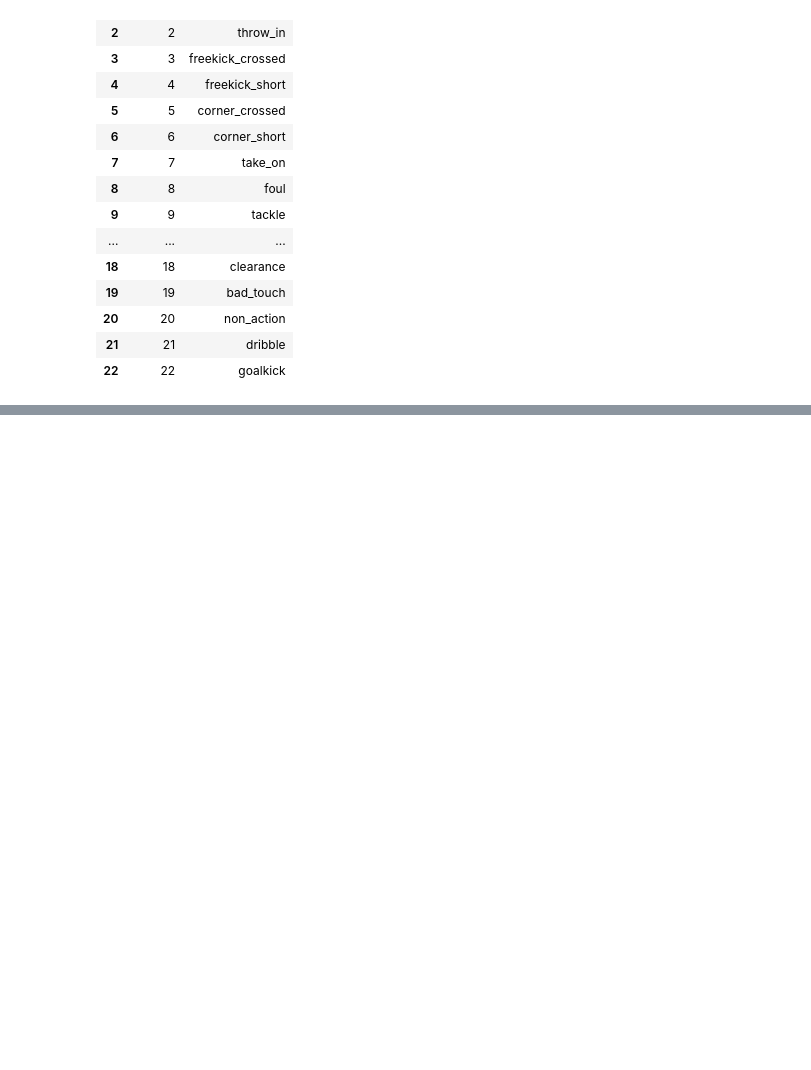
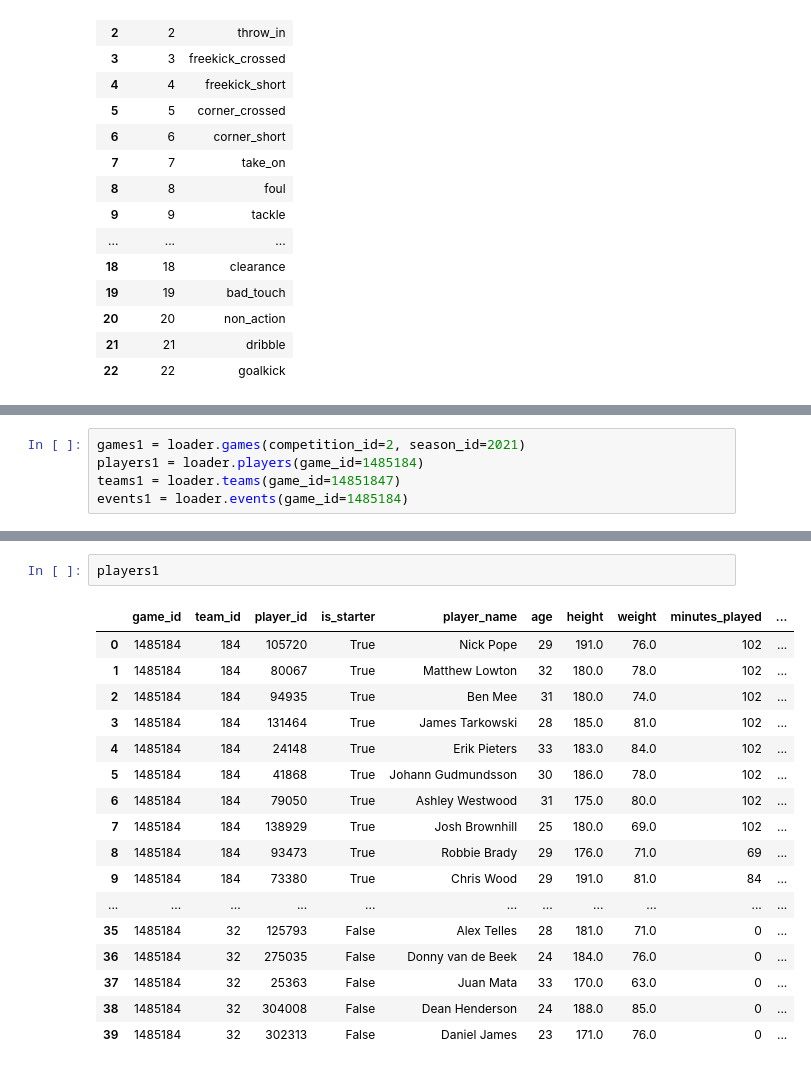
Before and after one commit to Rit-ctrl/UCSAS_2021_Poster, a Jupyter notebook: Socceraction.ipynb, the cells around one changed output, grey strips where cells are left out. Saved outputs shown, nothing was run; the diff lists cells and outputs as text; blank space fills up the shorter version.

```diff
--- a/Socceraction.ipynb
+++ b/Socceraction.ipynb
@@ -116,0 +147,5 @@ socceraction.spadl.config.actiontypes_df()
+# %%
+games1 = loader.games(competition_id=2, season_id=2021)
+players1 = loader.players(game_id=1485184)
+teams1 = loader.teams(game_id=14851847)
+events1 = loader.events(game_id=1485184)
@@ -116,0 +157,20 @@ socceraction.spadl.config.actiontypes_df()
+# %%
+players1
+# %% [output]
+|  | game_id | team_id | player_id | is_starter | player_name | age | height | weight | minutes_played | ... |
+| 0 | 1485184 | 184 | 105720 | True | Nick Pope | 29 | 191.0 | 76.0 | 102 | ... |
+| 1 | 1485184 | 184 | 80067 | True | Matthew Lowton | 32 | 180.0 | 78.0 | 102 | ... |
+| 2 | 1485184 | 184 | 94935 | True | Ben Mee | 31 | 180.0 | 74.0 | 102 | ... |
+| 3 | 1485184 | 184 | 131464 | True | James Tarkowski | 28 | 185.0 | 81.0 | 102 | ... |
+| 4 | 1485184 | 184 | 24148 | True | Erik Pieters | 33 | 183.0 | 84.0 | 102 | ... |
+| 5 | 1485184 | 184 | 41868 | True | Johann Gudmundsson | 30 | 186.0 | 78.0 | 102 | ... |
+| 6 | 1485184 | 184 | 79050 | True | Ashley Westwood | 31 | 175.0 | 80.0 | 102 | ... |
+| 7 | 1485184 | 184 | 138929 | True | Josh Brownhill | 25 | 180.0 | 69.0 | 102 | ... |
+| 8 | 1485184 | 184 | 93473 | True | Robbie Brady | 29 | 176.0 | 71.0 | 69 | ... |
+| 9 | 1485184 | 184 | 73380 | True | Chris Wood | 29 | 191.0 | 81.0 | 84 | ... |
+| ... | ... | ... | ... | ... | ... | ... | ... | ... | ... | ... |
+| 35 | 1485184 | 32 | 125793 | False | Alex Telles | 28 | 181.0 | 71.0 | 0 | ... |
+| 36 | 1485184 | 32 | 275035 | False | Donny van de Beek | 24 | 184.0 | 76.0 | 0 | ... |
+| 37 | 1485184 | 32 | 25363 | False | Juan Mata | 33 | 170.0 | 63.0 | 0 | ... |
+| 38 | 1485184 | 32 | 304008 | False | Dean Henderson | 24 | 188.0 | 85.0 | 0 | ... |
+| 39 | 1485184 | 32 | 302313 | False | Daniel James | 23 | 171.0 | 76.0 | 0 | ... |
```
Also changed, not shown: parts of 19 cells of this notebook, 3 other files.
